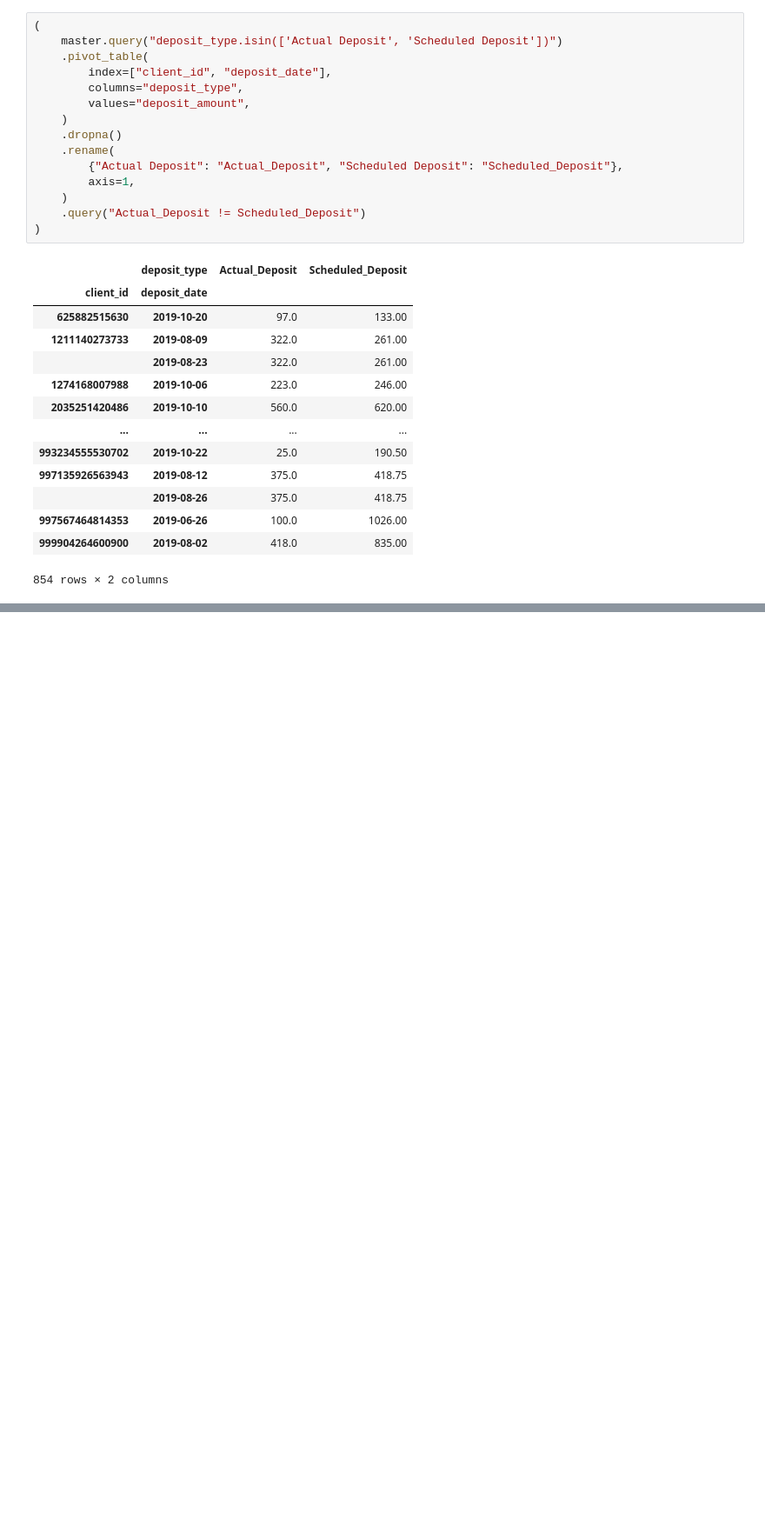
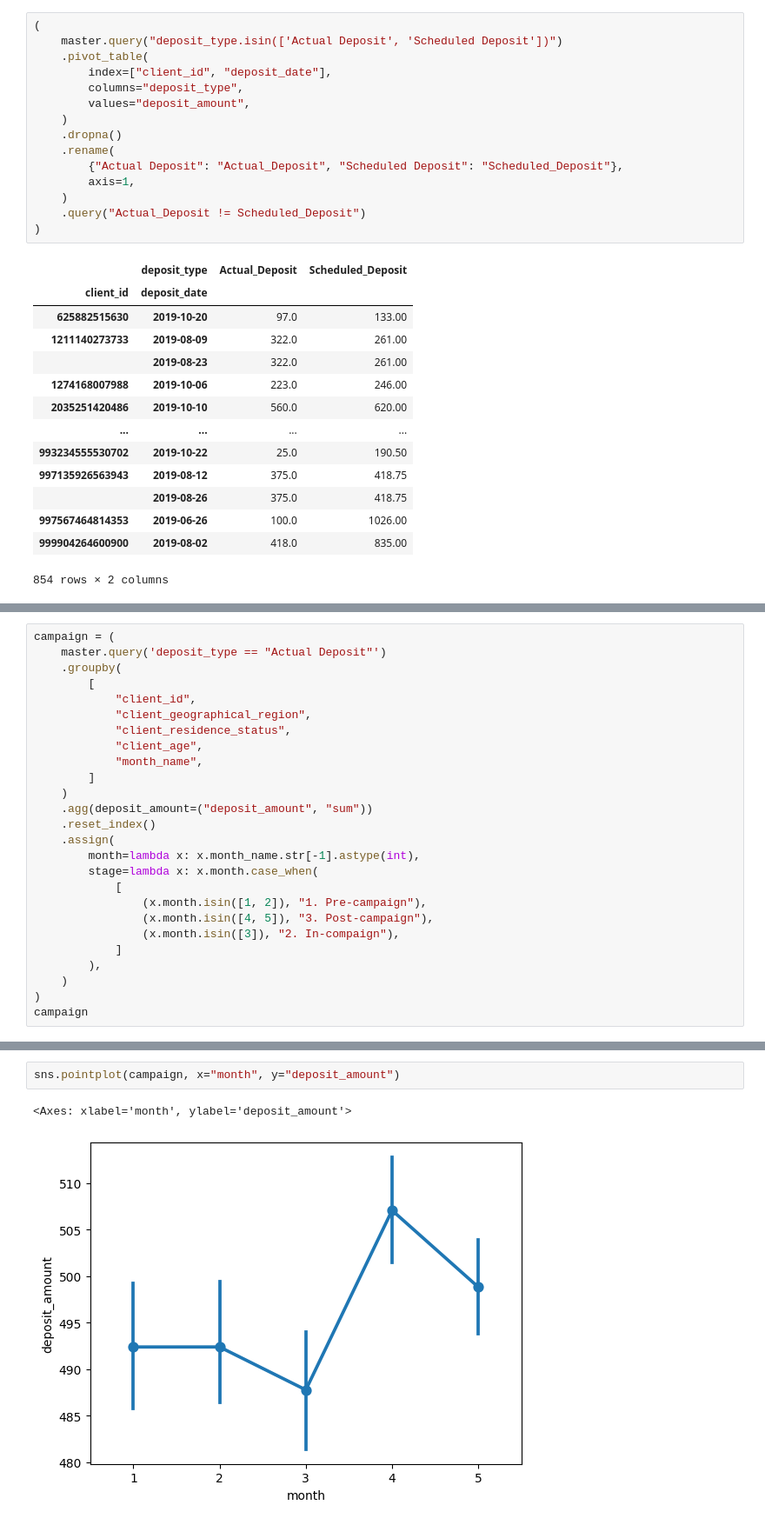
Before and after one commit to J-ZW-Wang/ss_data_project, a Jupyter notebook: Freedom_Debt_Relief_Marketing_Compaign_Results/Marketing_Campaign_Results.ipynb, the cells around one changed output, grey strips where cells are left out. Shown at 87% size. Drawn from its saved outputs; the diff is of its cells as text; blank space fills up the shorter version.

```diff
--- a/Freedom_Debt_Relief_Marketing_Compaign_Results/Marketing_Campaign_Results.ipynb
+++ b/Freedom_Debt_Relief_Marketing_Compaign_Results/Marketing_Campaign_Results.ipynb
@@ -155,0 +201,26 @@ master.query("client_id == 945195860266").sort_values("deposit_date")
+# %%
+campaign = (
+    master.query('deposit_type == "Actual Deposit"')
+    .groupby(
+        [
+            "client_id",
+            "client_geographical_region",
+            "client_residence_status",
+            "client_age",
+            "month_name",
+        ]
+    )
+    .agg(deposit_amount=("deposit_amount", "sum"))
+    .reset_index()
+    .assign(
+        month=lambda x: x.month_name.str[-1].astype(int),
+        stage=lambda x: x.month.case_when(
+            [
+                (x.month.isin([1, 2]), "1. Pre-campaign"),
+                (x.month.isin([4, 5]), "3. Post-campaign"),
+                (x.month.isin([3]), "2. In-compaign"),
+            ]
+        ),
+    )
+)
+campaign
@@ -155,0 +241,5 @@ master.query("client_id == 945195860266").sort_values("deposit_date")
+# %%
+sns.pointplot(campaign, x="month", y="deposit_amount")
+# %% [output]
+<Axes: xlabel='month', ylabel='deposit_amount'>
+[figure, added]
```
Also changed, not shown: parts of 21 cells of this notebook.
